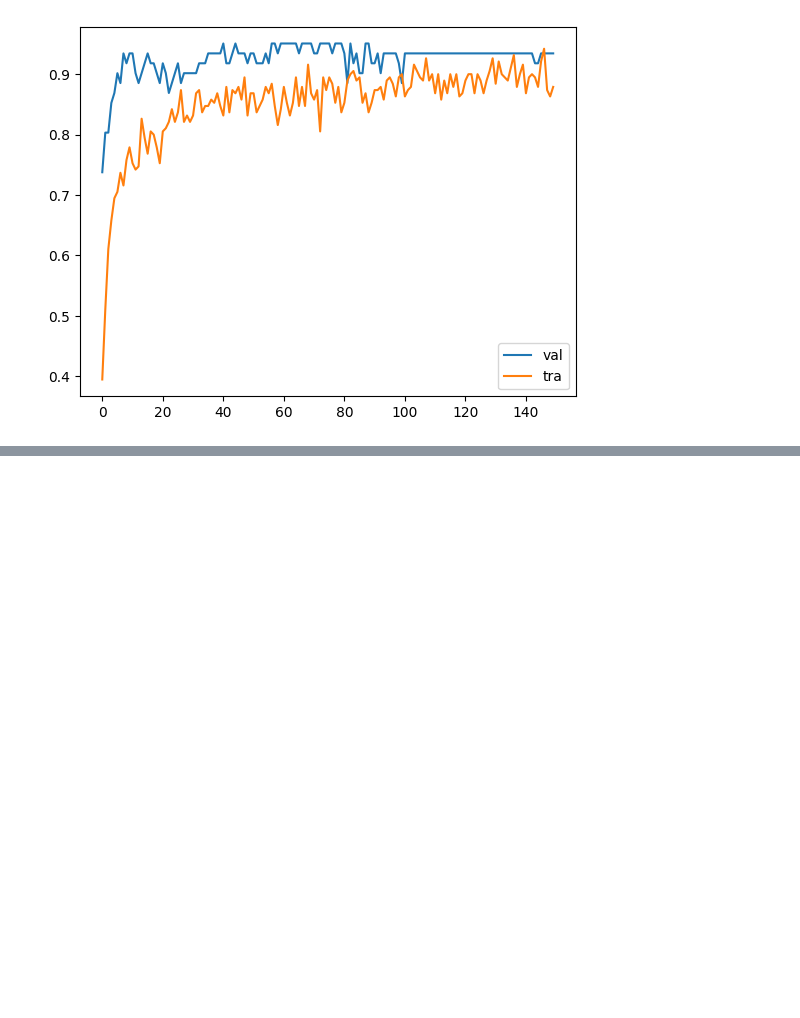
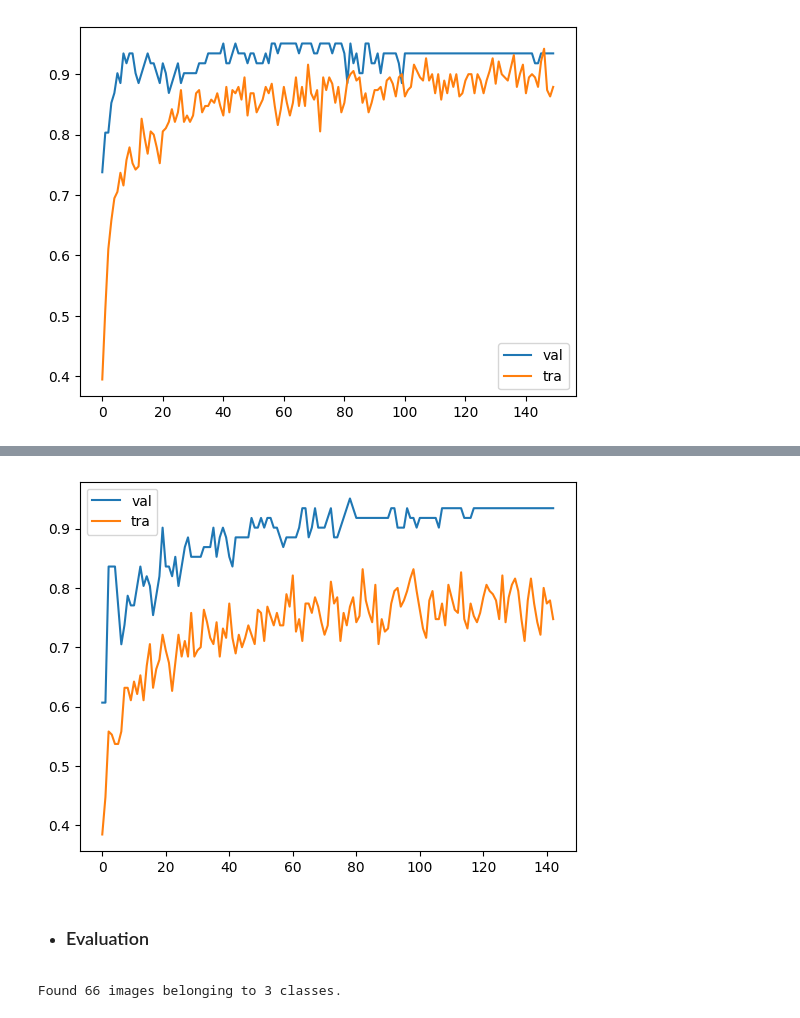
Before and after one commit to marcelonieva7/Chest_X-rays_classification, a Jupyter notebook: notebook.ipynb, the cells around one changed output, grey strips where cells are left out. Saved outputs shown, nothing was run; the diff lists cells and outputs as text; code cells hidden in the pictures; blank space fills up the shorter version.

Commit message:
train and test large model

```diff
--- a/notebook.ipynb
+++ b/notebook.ipynb
@@ -526,0 +515,2 @@ array([[-12.430297 ,   4.3163996,   6.044539 ]], dtype=float32)
+# %%
+INP_SIZE = 299
@@ -526,0 +553,30 @@ array([[-12.430297 ,   4.3163996,   6.044539 ]], dtype=float32)
+# %%
+es = EarlyStopping(
+  monitor='accuracy',
+  mode='max',
+  min_delta=0.01,
+  verbose=1,
+  patience=60
+)
+
+checkpoint = ModelCheckpoint(
+  'models/xception_v4L_ep:{epoch:02d}_val:{val_accuracy:.3f}.h5',
+  save_best_only=True,
+  monitor='val_accuracy',
+  mode='max'
+)
+# %%
+model = make_model(
+  input_size=INP_SIZE,
+  inner=True,
+  inner_size=10,
+  learning_rate=0.001,
+  droprate=0.5
+)
+
+history = model.fit(
+  train_ds,
+  epochs=150,
+  validation_data=val_ds,
+  callbacks=[checkpoint, es]
+)
@@ -526,0 +605,9 @@ array([[-12.430297 ,   4.3163996,   6.044539 ]], dtype=float32)
+# %%
+plt.plot(history.history['val_accuracy'], label='val')
+plt.plot(history.history['accuracy'], label='tra')
+plt.legend()
+plt.show()
+# %% [output]
+[figure, added]
+# %% [markdown]
+- ### Evaluation
@@ -526,0 +617,11 @@ array([[-12.430297 ,   4.3163996,   6.044539 ]], dtype=float32)
+# %%
+test_gen = ImageDataGenerator(preprocessing_function=preprocess_input)
+
+test_ds = test_gen.flow_from_directory(
+  './Covid19-dataset/test',
+  target_size=(299, 299),
+  batch_size=32,
+  shuffle=False
+)
+# %% [output]
+Found 66 images belonging to 3 classes.
```
Also changed, not shown: parts of 11 cells of this notebook.
